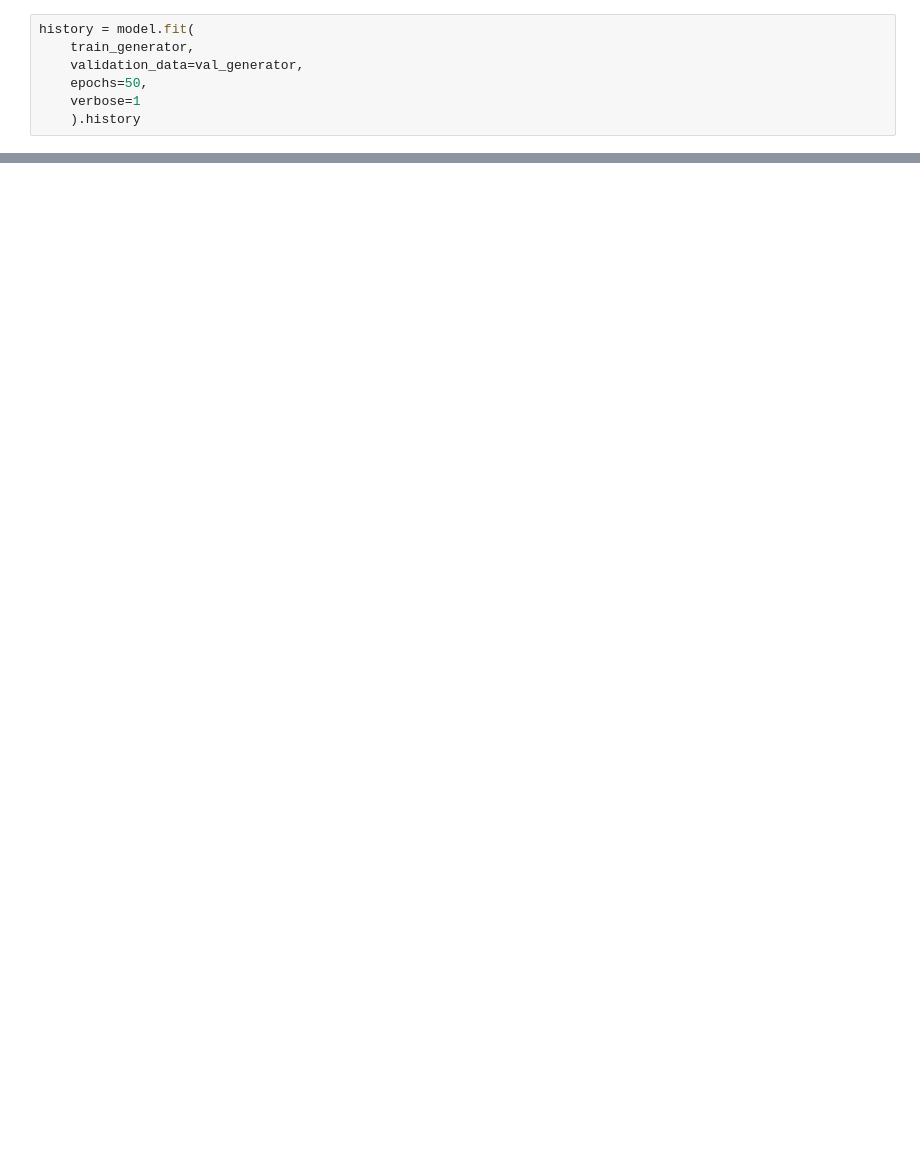
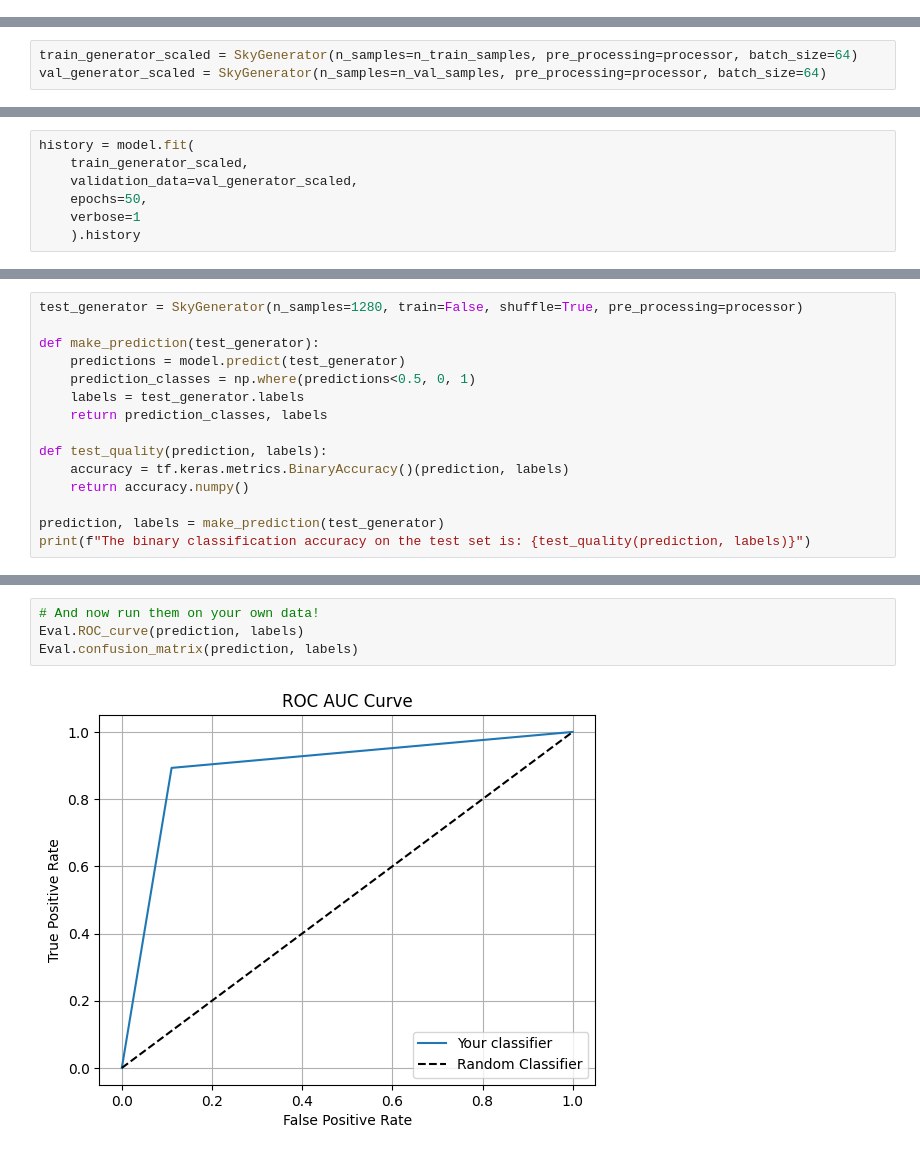
Before and after one commit to BNL-Fermilab-RENEW/tutorials_2025, a Jupyter notebook: 07_Challenge/challenge_main.ipynb, the cells around one changed output, grey strips where cells are left out. Saved outputs shown, nothing was run; the diff lists cells and outputs as text; blank space fills up the shorter version.

```diff
--- a/07_Challenge/challenge_main.ipynb
+++ b/07_Challenge/challenge_main.ipynb
@@ -88,7 +0,0 @@ plt.show()
-# %%
-history = model.fit(
-    train_generator,
-    validation_data=val_generator,
-    epochs=50,
-    verbose=1
-    ).history
@@ -147,0 +206,3 @@ Eval.confusion_matrix(prediction, label)
+# %%
+train_generator_scaled = SkyGenerator(n_samples=n_train_samples, pre_processing=processor, batch_size=64)
+val_generator_scaled = SkyGenerator(n_samples=n_val_samples, pre_processing=processor, batch_size=64)
@@ -147,0 +306,7 @@ Eval.confusion_matrix(prediction, label)
+# %%
+history = model.fit(
+    train_generator_scaled,
+    validation_data=val_generator_scaled,
+    epochs=50,
+    verbose=1
+    ).history
@@ -147,0 +376,15 @@ Eval.confusion_matrix(prediction, label)
+# %%
+test_generator = SkyGenerator(n_samples=1280, train=False, shuffle=True, pre_processing=processor)
+
+def make_prediction(test_generator):
+    predictions = model.predict(test_generator)
+    prediction_classes = np.where(predictions<0.5, 0, 1)
+    labels = test_generator.labels
+    return prediction_classes, labels
+
+def test_quality(prediction, labels):
+    accuracy = tf.keras.metrics.BinaryAccuracy()(prediction, labels)
+    return accuracy.numpy()
+
+prediction, labels = make_prediction(test_generator)
+print(f"The binary classification accuracy on the test set is: {test_quality(prediction, labels)}")
@@ -147,0 +395,6 @@ Eval.confusion_matrix(prediction, label)
+# %%
+# And now run them on your own data!
+Eval.ROC_curve(prediction, labels)
+Eval.confusion_matrix(prediction, labels)
+# %% [output]
+[figure, added]
```
Also changed, not shown: parts of 38 cells of this notebook, 7 other files.
